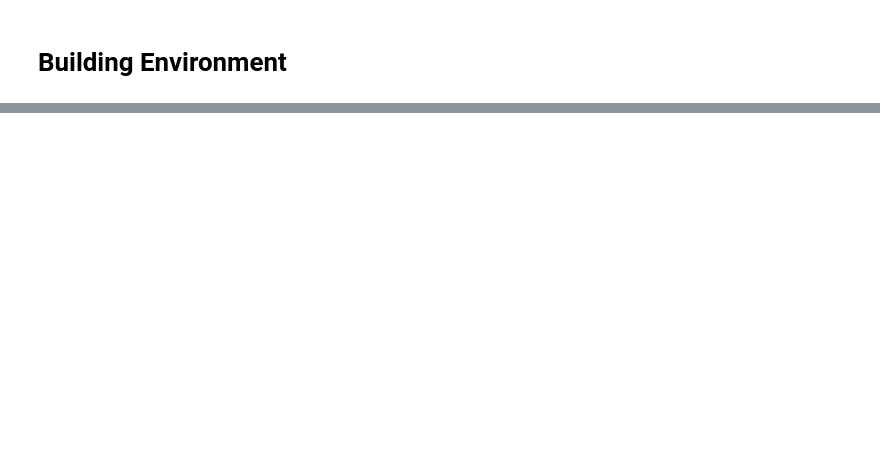
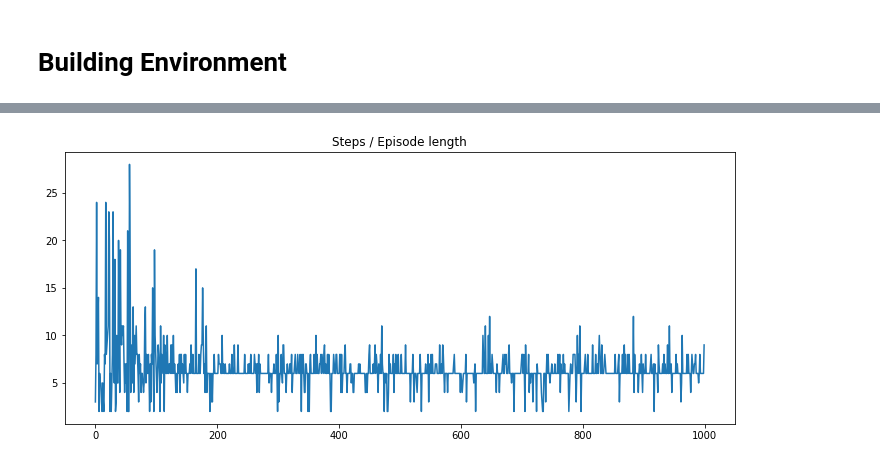
Before and after one commit to SJinji/reinforcement-project, a Jupyter notebook: RL_Project.ipynb, the cells around one changed output, grey strips where cells are left out. Cells and saved outputs as stored; diff of their text form; code cells hidden in the pictures; blank space fills up the shorter version.

Commit message:
add Q_learning algorithm

```diff
--- a/RL_Project.ipynb
+++ b/RL_Project.ipynb
@@ -150,0 +158,7 @@ Done? False
+# %%
+env = Environment()
+# Total number of States and Actions
+number_of_states = len(env.get_state_space())
+number_of_actions = len(env.get_action_space())
+print( "States = ", number_of_states)
+print( "Actions = ", number_of_actions)
@@ -150,0 +168,22 @@ Done? False
+# %%
+num_episodes = 1000
+steps_total = []
+rewards_total = []
+egreedy_total = []
+
+# Discount on reward
+gamma = 0.95
+
+# Factor to balance the ratio of action taken based on past experience to current situtation
+learning_rate = 0.9
+# %%
+# exploit vs explore to find action
+# Start with 70% random actions to explore the environment
+# And with time, using decay to shift to more optimal actions learned from experience
+
+egreedy = 0.7
+egreedy_final = 0.1
+egreedy_decay = 0.999
+# %%
+Q = torch.zeros([number_of_states, number_of_actions])
+Q
@@ -150,0 +301,9 @@ Done? False
+# %%
+plt.figure(figsize=(12,5))
+plt.title("Steps / Episode length")
+x_axis = [i for i in range(num_episodes)]
+y_axis = steps_total
+plt.plot(x_axis,y_axis)
+plt.show()
+# %% [output]
+[figure, added]
```
Also changed, not shown: parts of 13 cells of this notebook.
